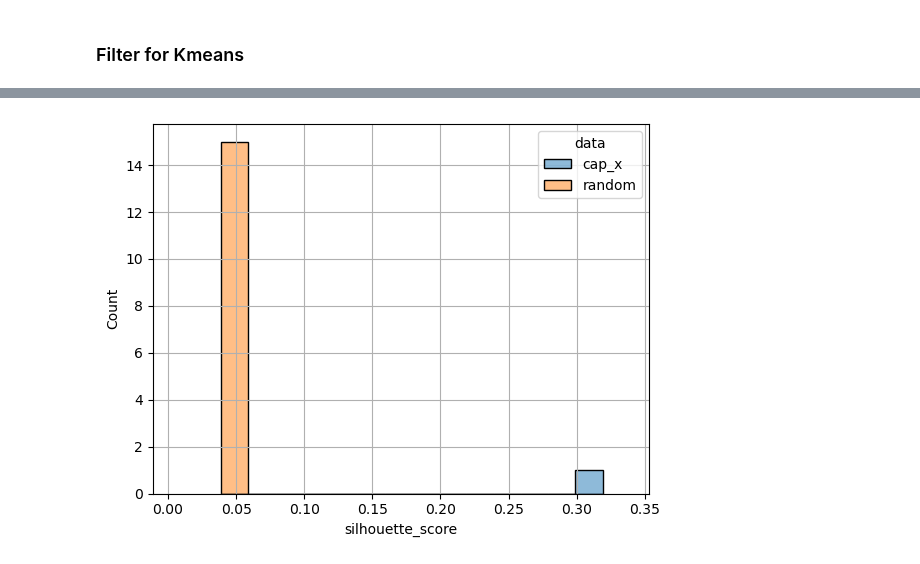
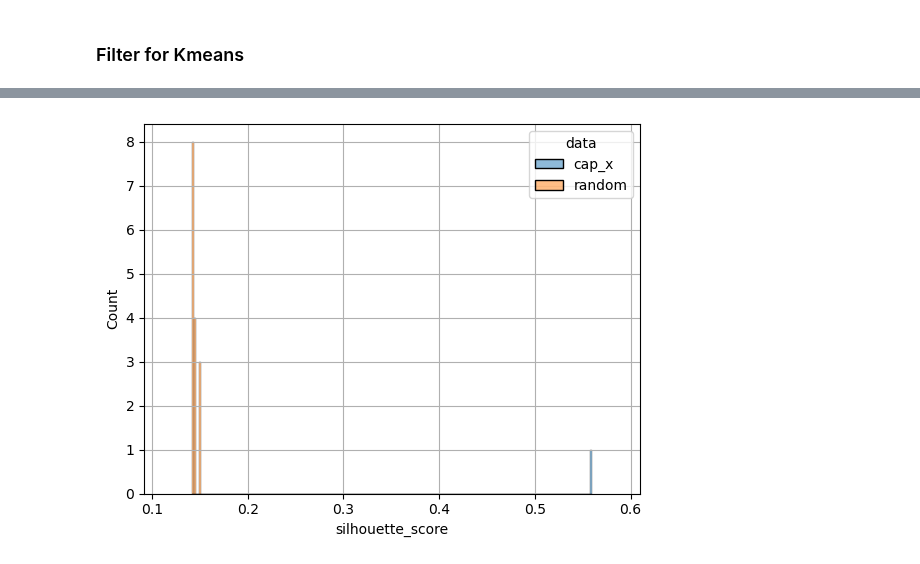
Before and after one commit to mmkke/DS5230_clustering_project, a Jupyter notebook: notebooks/ds5230_afd.ipynb, the cells around one changed output, grey strips where cells are left out. Saved outputs shown, nothing was run; the diff lists cells and outputs as text; code cells hidden in the pictures.

```diff
--- a/notebooks/ds5230_afd.ipynb
+++ b/notebooks/ds5230_afd.ipynb
@@ -94,15 +93,48 @@ Name: 0, dtype: object
+# %%
+# get the design matrix
+design_file = '/curated/shuffled_target.csv'
+design_matrix_shuffled = pd.read_csv(PATH_TO_DATA_FOLDER + design_file)
+
+# drop ID col
+design_matrix_shuffled_noID = design_matrix_shuffled.drop('ID', axis=1)
+
+# convert to ndarray
+cap_x = design_matrix_shuffled_noID.to_numpy()
+cap_x = design_matrix_shuffled
+cap_x.shape
+
+# get umap hypers from results frame
+n_neighbors = results_frame['umap_n_neighbors'][0]
+n_components = results_frame['umap_n_components'][0]
+metric = results_frame['umap_metric'][0]
+min_dist = results_frame['umap_min_dist'][0]
+
+# get the latent embedding discovered in the gridsearch
+reducer = umap.UMAP(
+        n_neighbors = n_neighbors,
+        n_components = n_components,
+        metric = metric,
+        min_dist = min_dist,
+        spread = 1.0,
+        random_state = 42
+        )
+
+# fit and embed
+reducer.fit(cap_x)
+embedding = reducer.transform(cap_x)
 # %%
 # create results list
 results_list = []
+n_clusters = results_frame['n_clusters_found'][0]
 
 # get sil score of cap_x
-silhouette_score_cap_x = afd_utils.cluster_kmeans(cap_x)
+silhouette_score_cap_x = afd_utils.cluster_kmeans(embedding, n_clusters)
 results_list.append({'data': 'cap_x', 'silhouette_score': silhouette_score_cap_x})
 
 # generate and cluster random data
 for i in range(15):
-    random_data = afd_utils.get_randomly_distributed_data(cap_x, seed = i)
-    silhouette_score_random = afd_utils.cluster_kmeans(random_data)
+    random_data = afd_utils.get_randomly_distributed_data(embedding, seed = i)
+    silhouette_score_random = afd_utils.cluster_kmeans(random_data, n_clusters)
     results_list.append({'data': 'random', 'silhouette_score': silhouette_score_random})
 
 # convert to results frame
@@ -113,9 +161,9 @@ ValueError: could not convert string to float: 'dbscan'
 # %%
-sns.histplot(data=results_df, x = 'silhouette_score', hue = 'data', binwidth = 0.02)
+sns.histplot(data=results_df, x = 'silhouette_score', hue = 'data')
 sil_max = results_df['silhouette_score'].max()
 sil_min = results_df['silhouette_score'].min()
 plt.xlim([sil_min - .05, sil_max + 0.05])
 plt.grid()
 plt.show()
 # %% [output]
-[figure, old version]
+[figure, new version]
```
Also changed, not shown: parts of 8 cells of this notebook.
